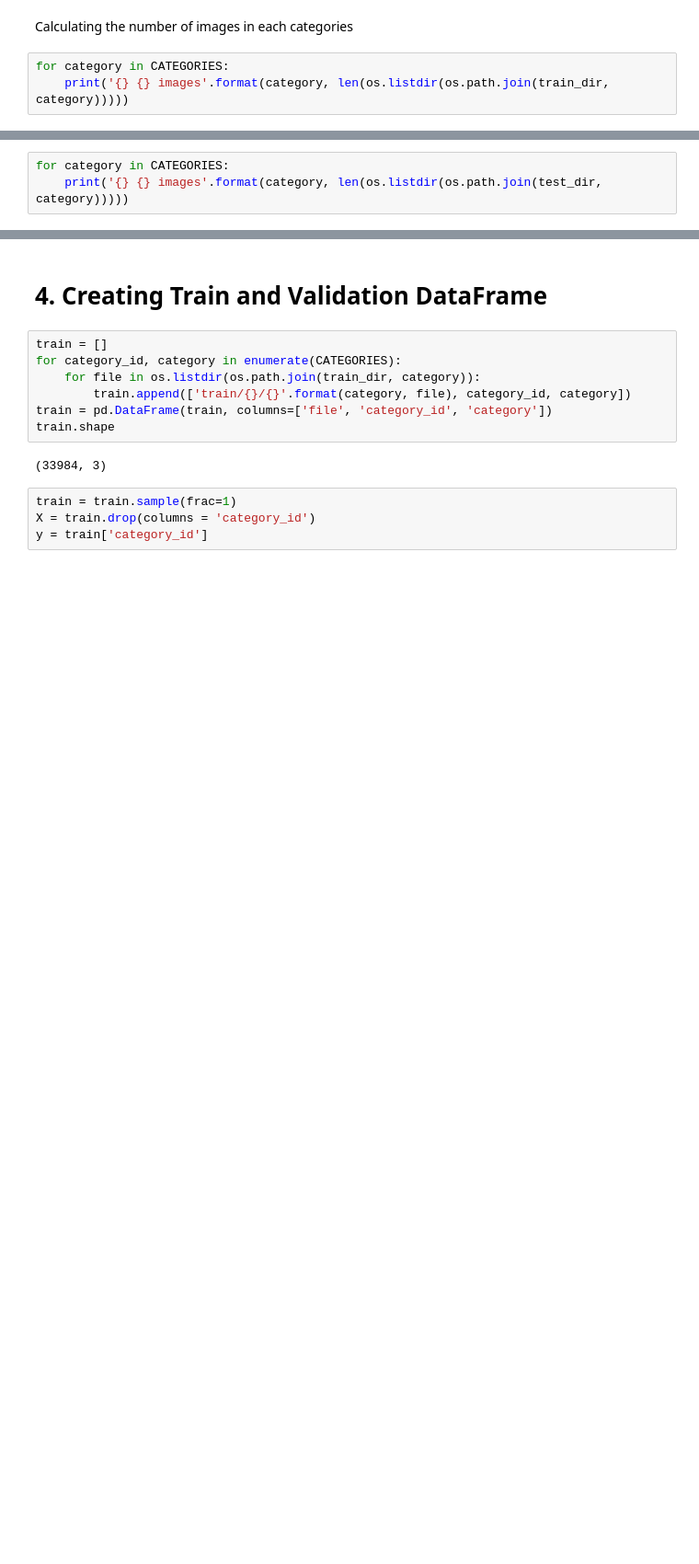
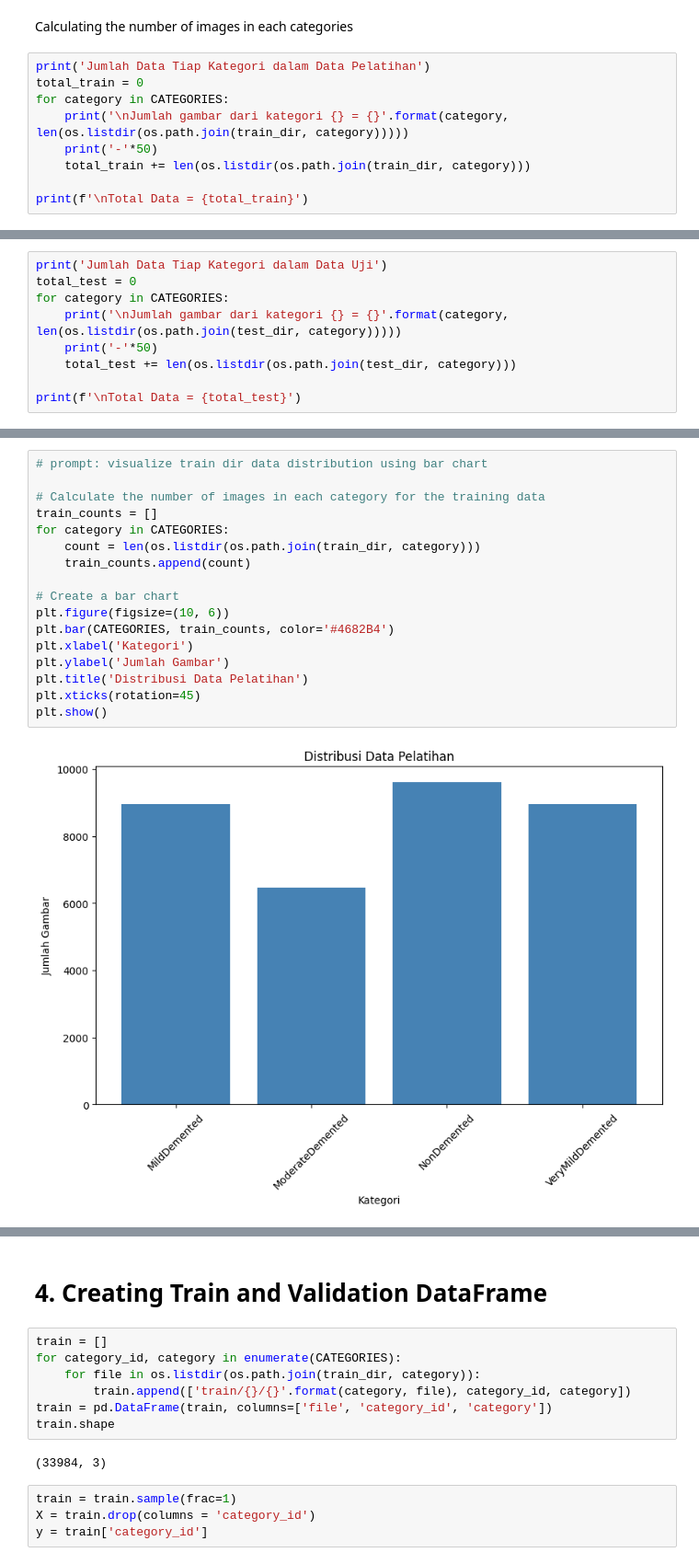
Before and after one commit to RuCoRaMi/thelastdance, a Jupyter notebook: AD_Detection.ipynb, the cells around one changed output, grey strips where cells are left out. Shown at 92% size. Drawn from its saved outputs; the diff is of its cells as text; blank space fills up the shorter version.

```diff
--- a/AD_Detection.ipynb
+++ b/AD_Detection.ipynb
@@ -79,6 +97,12 @@ NUM_CATEGORIES
 # %% [markdown]
 Calculating the number of images in each categories
 # %%
+print('Jumlah Data Tiap Kategori dalam Data Pelatihan')
+total_train = 0
 for category in CATEGORIES:
-    print('{} {} images'.format(category, len(os.listdir(os.path.join(train_dir, category)))))
+    print('\nJumlah gambar dari kategori {} = {}'.format(category, len(os.listdir(os.path.join(train_dir, category)))))
+    print('-'*50)
+    total_train += len(os.listdir(os.path.join(train_dir, category)))
+
+print(f'\nTotal Data = {total_train}')
 # %% [output]
@@ -89,4 +124,10 @@ VeryMildDemented 8960 images
 # %%
+print('Jumlah Data Tiap Kategori dalam Data Uji')
+total_test = 0
 for category in CATEGORIES:
-    print('{} {} images'.format(category, len(os.listdir(os.path.join(test_dir, category)))))
+    print('\nJumlah gambar dari kategori {} = {}'.format(category, len(os.listdir(os.path.join(test_dir, category)))))
+    print('-'*50)
+    total_test += len(os.listdir(os.path.join(test_dir, category)))
+
+print(f'\nTotal Data = {total_test}')
 # %% [output]
@@ -96,0 +149,19 @@ VeryMildDemented 2240 images
+# %%
+# prompt: visualize train dir data distribution using bar chart
+
+# Calculate the number of images in each category for the training data
+train_counts = []
+for category in CATEGORIES:
+    count = len(os.listdir(os.path.join(train_dir, category)))
+    train_counts.append(count)
+
+# Create a bar chart
+plt.figure(figsize=(10, 6))
+plt.bar(CATEGORIES, train_counts, color='#4682B4')
+plt.xlabel('Kategori')
+plt.ylabel('Jumlah Gambar')
+plt.title('Distribusi Data Pelatihan')
+plt.xticks(rotation=45)
+plt.show()
+# %% [output]
+[figure, added]
```
Also changed, not shown: parts of 18 cells of this notebook.
